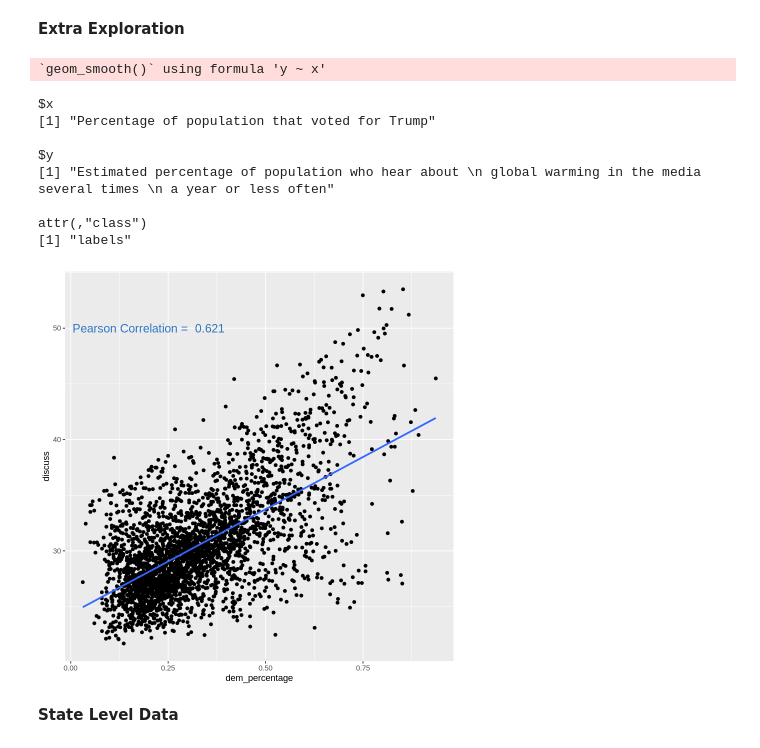
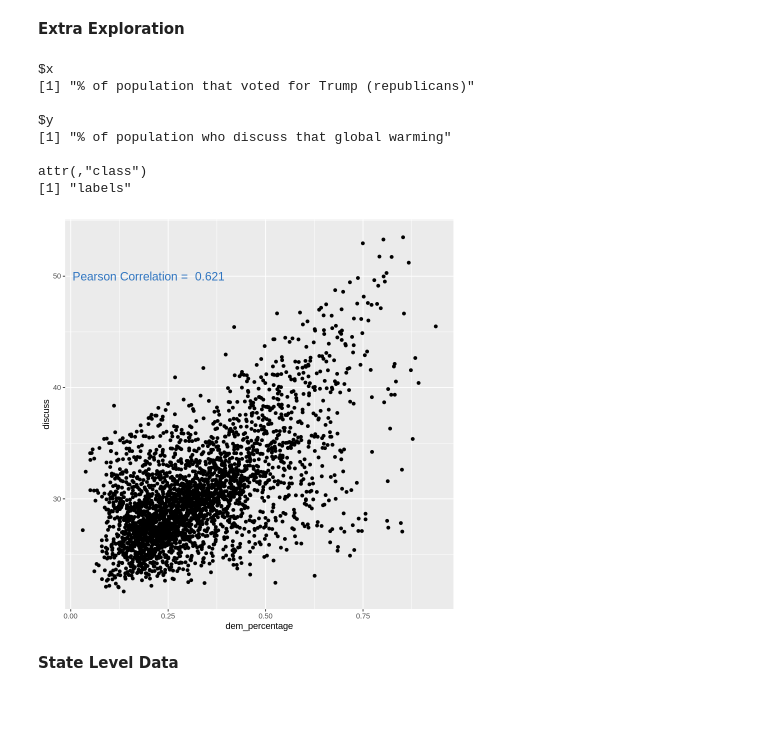
Before and after one commit to Albion-Krasniqi/Data-driven-research, a Jupyter notebook: [Albion]_Data_Driven_Exploration_NS125_Assignment.ipynb, the cells around one changed output. Cells and saved outputs as stored; diff of their text form; code cells hidden in the pictures; blank space fills up the shorter version.

```diff
--- a/[Albion]_Data_Driven_Exploration_NS125_Assignment.ipynb
+++ b/[Albion]_Data_Driven_Exploration_NS125_Assignment.ipynb
@@ -143,15 +110,0 @@ F-statistic: 1.157e+04 on 1 and 3042 DF,  p-value: < 2.2e-16
-# %%
-#Specifying correlation formula
-my.formula <- y ~ x
-
-#Plotting scatter plot of election results (Percentage that voted for Trump per state)
-#against percentage per state who hear about global warming in the media infrequently
-ggplot(data = merged_data,
-       mapping = aes(x = rep_percentage, y = discuss)) +
-  geom_point() +
-  geom_smooth(method = "lm", se = FALSE) +
-  annotate(x=0.7, y=50,
-         label=paste("Pearson Correlation = ", round(cor(merged_data$rep_percentage, merged_data$discuss),3)),
-         geom="text", col = 'blue', size=5) +
-  labs(x = "Percentage of population that voted for Trump",
-       y = "Estimated percentage of population who hear about \n global warming in the media several times \n a year or less often")
@@ -184,29 +136,28 @@ F-statistic:  2073 on 1 and 3042 DF,  p-value: < 2.2e-16
 # %%
 #Specifying correlation formula
 my.formula <- y ~ x
 
 #Plotting scatter plot of election results (Percentage that voted for Trump per state)
-#against percentage per state who hear about global warming in the media infrequently
+#against percentage of population who discuss that global warming
 ggplot(data = merged_data,
        mapping = aes(x = dem_percentage, y = discuss)) +
   geom_point() +
-  geom_smooth(method = "lm", se = FALSE) +
+  #geom_smooth(method = "lm", se = FALSE) +
   annotate(x=0.2, y=50,
          label=paste("Pearson Correlation = ", round(cor(merged_data$dem_percentage, merged_data$discuss),3)),
          geom="text", col = '#2E74C0', size=5)
-  labs(x = "Percentage of population that voted for Trump",
-       y = "Estimated percentage of population who hear about \n global warming in the media several times \n a year or less often")
+  labs(x = "% of population that voted for Trump (republicans)",
+       y = "% of population who discuss that global warming")
 # %% [output]
-`geom_smooth()` using formula 'y ~ x'
+$x
+[1] "% of population that voted for Trump (republicans)"
+
+$y
+[1] "% of population who discuss that global warming"
+
+attr(,"class")
+[1] "labels"
-$x
-[1] "Percentage of population that voted for Trump"
-
-$y
-[1] "Estimated percentage of population who hear about \n global warming in the media several times \n a year or less often"
-
-attr(,"class")
-[1] "labels"
-[figure, old version]
+[figure, new version]
 # %% [markdown]
 **State Level Data**
 # %%
```
Also changed, not shown: parts of 14 cells of this notebook.
